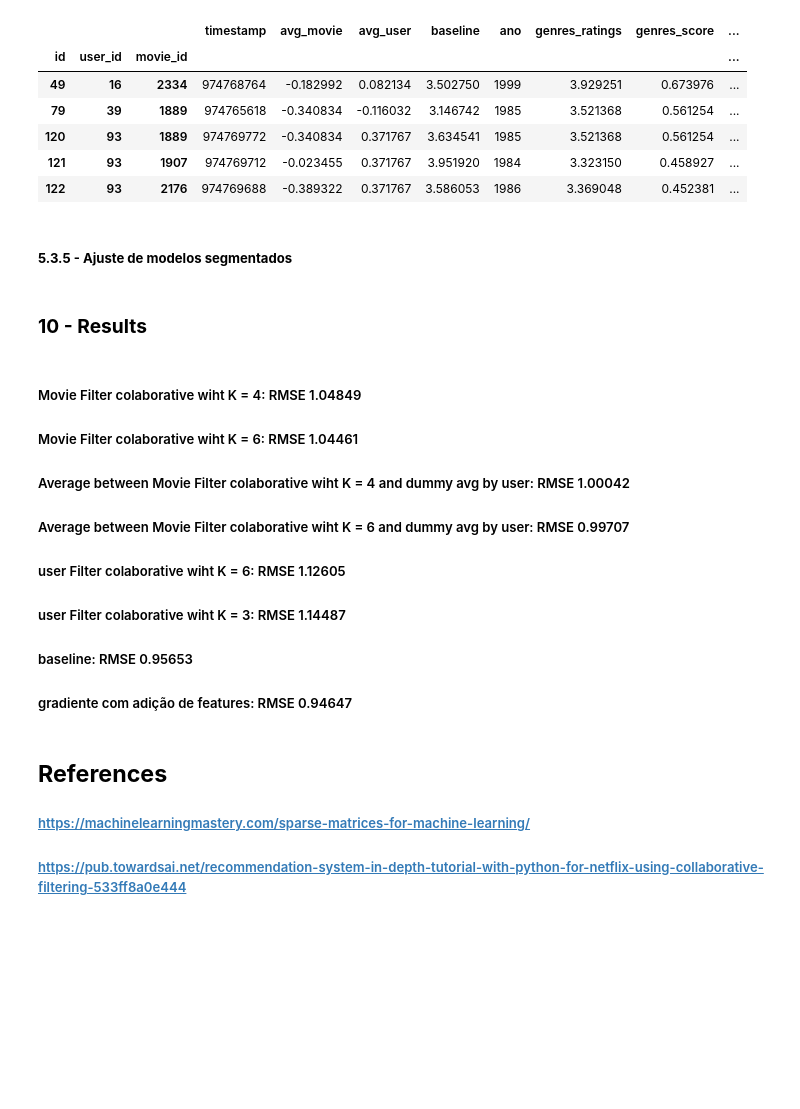
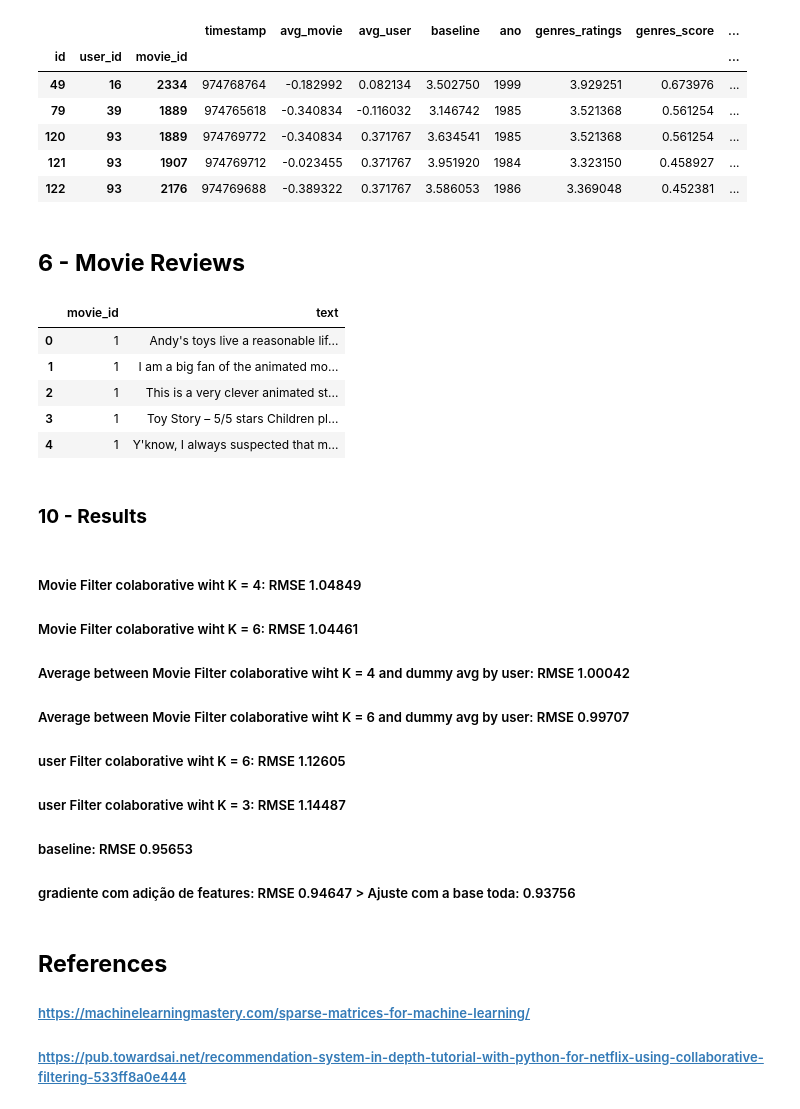
Before and after one commit to rodolfoarruda/MachineLearning, a Jupyter notebook: recom_sys_v2.ipynb, the cells around one changed output. Cells and saved outputs as stored; diff of their text form; code cells hidden in the pictures; blank space fills up the shorter version.

```diff
--- a/recom_sys_v2.ipynb
+++ b/recom_sys_v2.ipynb
@@ -1081,8 +1103,19 @@ valid.head()
 valid.reset_index(inplace=True)
 # %%
 valid[['id','rating']].to_csv('/content/drive/MyDrive/Doutorado/disciplinas/recom_sys/scc5966/boost_Fantasy.csv',index=False)
-# %% [markdown]
-##### **5.3.5 - Ajuste de modelos segmentados**
+# %% [markdown]
+## **6 - Movie Reviews**
+# %%
+pd.set_option('display.max_colwidth', -1)
+df_review = pd.read_csv('/content/drive/MyDrive/Doutorado/disciplinas/recom_sys/scc5966/movie_reviews.csv',sep=',')
+df_review .head()
+# %% [output]
+|  | movie_id | text |
+| 0 | 1 | Andy's toys live a reasonable lif... |
+| 1 | 1 | I am a big fan of the animated mo... |
+| 2 | 1 | This is a very clever animated st... |
+| 3 | 1 | Toy Story – 5/5 stars Children pl... |
+| 4 | 1 | Y'know, I always suspected that m... |
 # %% [markdown]
 ### **10 - Results**
 # %% [markdown]
@@ -1093,7 +1126,7 @@ valid[['id','rating']].to_csv('/content/drive/MyDrive/Doutorado/disciplinas/reco
 ##### user Filter colaborative wiht K = 6: RMSE 1.12605
 ##### user Filter colaborative wiht K = 3: RMSE 1.14487
 ##### baseline: RMSE 0.95653
-##### gradiente com adição de features: RMSE 0.94647
+##### gradiente com adição de features: RMSE 0.94647 > Ajuste com a base toda: 0.93756
 # %% [markdown]
 ## **References**
 
```
Also changed, not shown: parts of 6 cells of this notebook.
